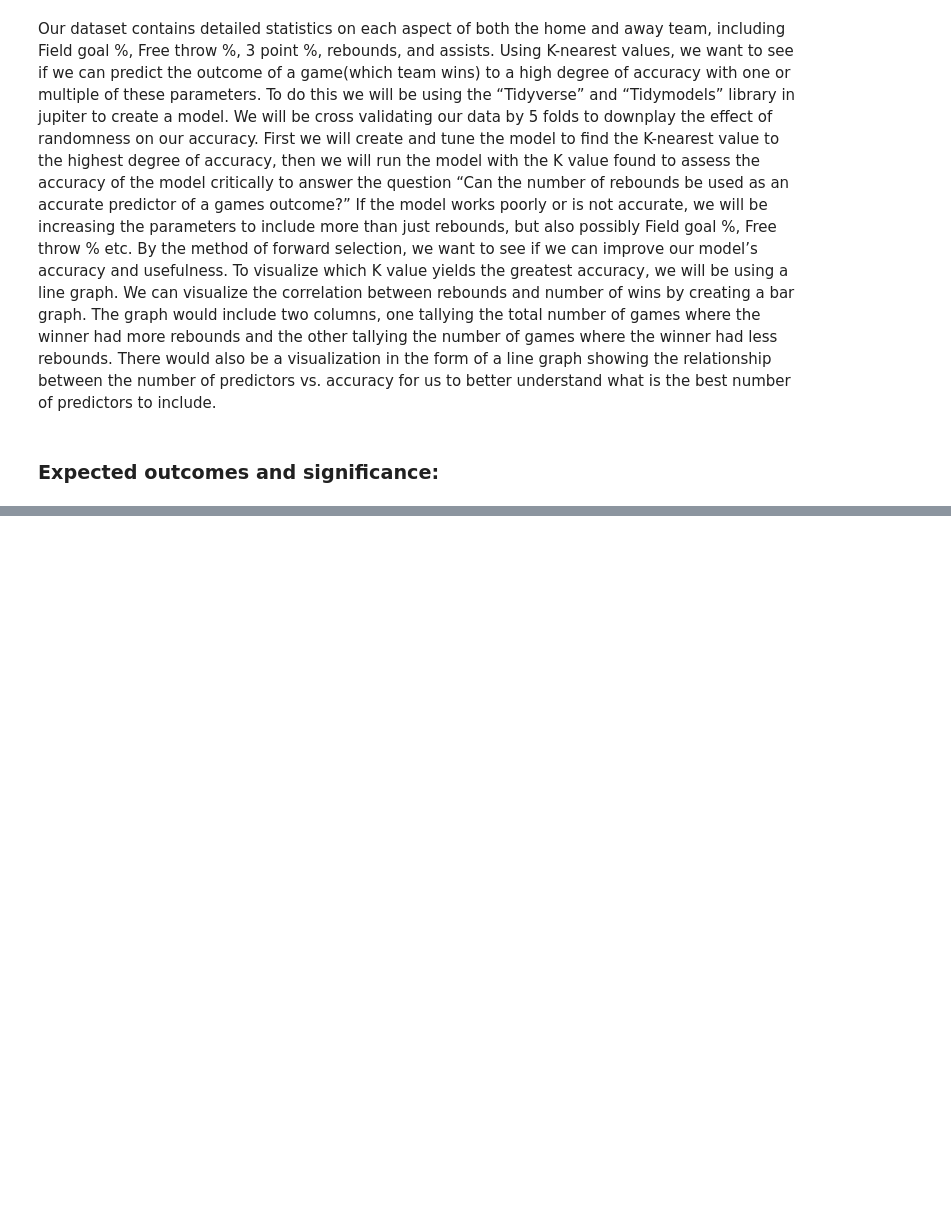
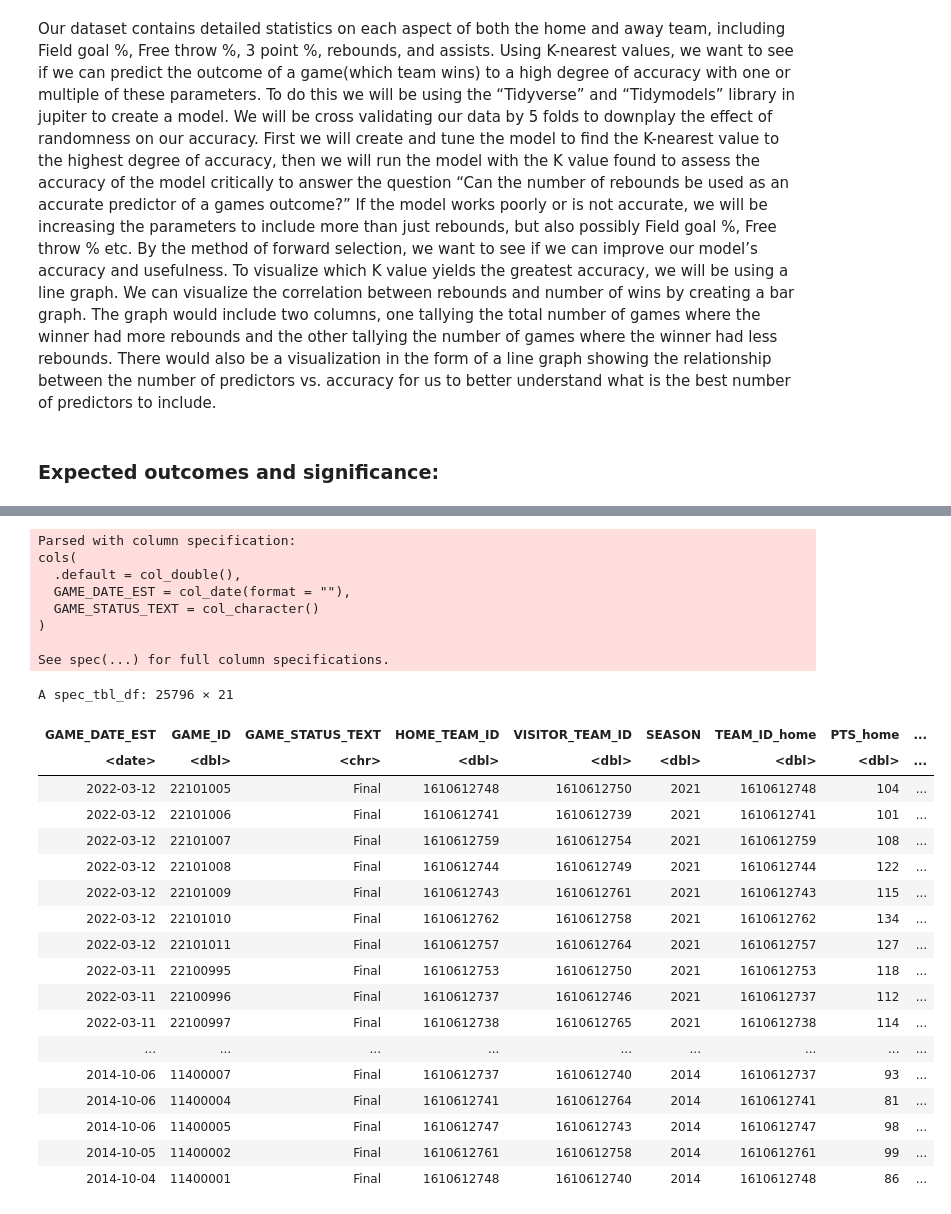
Before and after one commit to stevensze/DSCI-Group29, a Jupyter notebook: Proposal.ipynb, the cells around one changed output, grey strips where cells are left out. Drawn from its saved outputs; the diff is of its cells as text; code cells hidden in the pictures; blank space fills up the shorter version.

Commit message:
read games table

```diff
--- a/Proposal.ipynb
+++ b/Proposal.ipynb
@@ -15,0 +40,31 @@ There would also be a visualization in the form of a line graph showing the rela
+# %%
+game <- read_csv("games.csv")
+game
+# %% [output]
+Parsed with column specification:
+cols(
+  .default = col_double(),
+  GAME_DATE_EST = col_date(format = ""),
+  GAME_STATUS_TEXT = col_character()
+)
+
+See spec(...) for full column specifications.
+A spec_tbl_df: 25796 × 21
+| GAME_DATE_EST | GAME_ID | GAME_STATUS_TEXT | HOME_TEAM_ID | VISITOR_TEAM_ID | SEASON | TEAM_ID_home | PTS_home | ... |
+| <date> | <dbl> | <chr> | <dbl> | <dbl> | <dbl> | <dbl> | <dbl> | ... |
+| 2022-03-12 | 22101005 | Final | 1610612748 | 1610612750 | 2021 | 1610612748 | 104 | ... |
+| 2022-03-12 | 22101006 | Final | 1610612741 | 1610612739 | 2021 | 1610612741 | 101 | ... |
+| 2022-03-12 | 22101007 | Final | 1610612759 | 1610612754 | 2021 | 1610612759 | 108 | ... |
+| 2022-03-12 | 22101008 | Final | 1610612744 | 1610612749 | 2021 | 1610612744 | 122 | ... |
+| 2022-03-12 | 22101009 | Final | 1610612743 | 1610612761 | 2021 | 1610612743 | 115 | ... |
+| 2022-03-12 | 22101010 | Final | 1610612762 | 1610612758 | 2021 | 1610612762 | 134 | ... |
+| 2022-03-12 | 22101011 | Final | 1610612757 | 1610612764 | 2021 | 1610612757 | 127 | ... |
+| 2022-03-11 | 22100995 | Final | 1610612753 | 1610612750 | 2021 | 1610612753 | 118 | ... |
+| 2022-03-11 | 22100996 | Final | 1610612737 | 1610612746 | 2021 | 1610612737 | 112 | ... |
+| 2022-03-11 | 22100997 | Final | 1610612738 | 1610612765 | 2021 | 1610612738 | 114 | ... |
+| ... | ... | ... | ... | ... | ... | ... | ... | ... |
+| 2014-10-06 | 11400007 | Final | 1610612737 | 1610612740 | 2014 | 1610612737 | 93 | ... |
+| 2014-10-06 | 11400004 | Final | 1610612741 | 1610612764 | 2014 | 1610612741 | 81 | ... |
+| 2014-10-06 | 11400005 | Final | 1610612747 | 1610612743 | 2014 | 1610612747 | 98 | ... |
+| 2014-10-05 | 11400002 | Final | 1610612761 | 1610612758 | 2014 | 1610612761 | 99 | ... |
+| 2014-10-04 | 11400001 | Final | 1610612748 | 1610612740 | 2014 | 1610612748 | 86 | ... |
```
Also changed, not shown: parts of 1 cell of this notebook.
